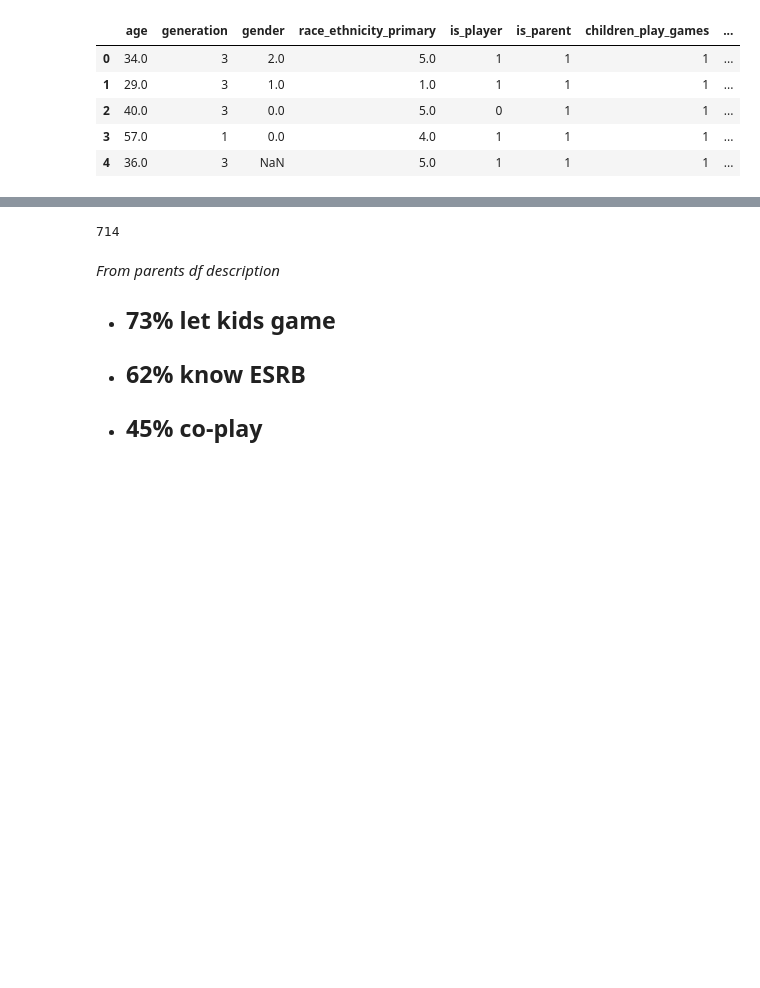
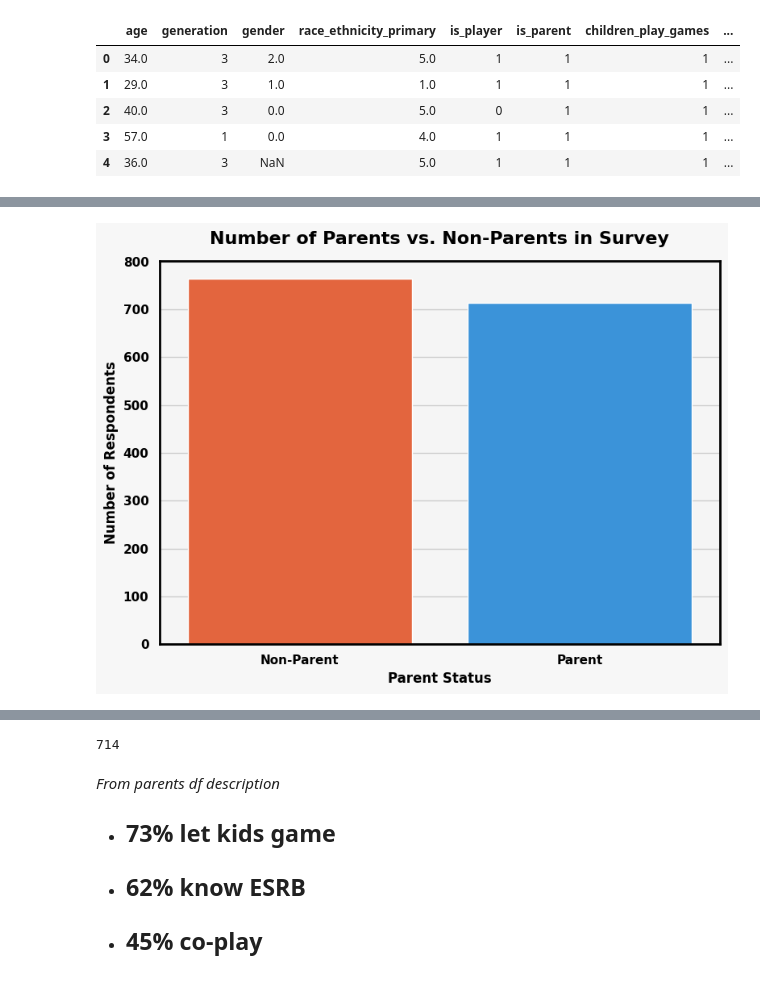
Before and after one commit to Noah-Gallego/Plot-A-Thon, a Jupyter notebook: Noah/gamer_study_eda.ipynb, the cells around one changed output, grey strips where cells are left out. Drawn from its saved outputs; the diff is of its cells as text; code cells hidden in the pictures; blank space fills up the shorter version.

```diff
--- a/Noah/gamer_study_eda.ipynb
+++ b/Noah/gamer_study_eda.ipynb
@@ -125,0 +138,50 @@ plt.show()
+# %%
+import matplotlib.pyplot as plt
+import seaborn as sns
+
+# Prepare data for the bar chart
+parent_labels = {True: 'Parent', False: 'Non-Parent'}
+df_raw_labeled = df_raw.copy()
+df_raw_labeled['parent_status'] = df_raw_labeled['is_parent'].map(parent_labels)
+
+# Create the bar chart
+fig, ax = plt.subplots(figsize=(8, 6))
+
+# Set translucent light gray background for the figure and axes
+fig.patch.set_facecolor('#F5F5F5') # WhiteSmoke - lighter gray
+fig.patch.set_alpha(0.8)
+ax.set_facecolor('#F5F5F5') # WhiteSmoke - lighter gray
+ax.patch.set_alpha(0.8)
+
+# Add a bold black border around the plot area
+for spine in ax.spines.values():
+    spine.set_edgecolor('black')
+    spine.set_linewidth(2)
+
+sns.countplot(
+    x='parent_status',
+    data=df_raw_labeled,
+    hue='parent_status', # Added hue
+    palette={'Parent': '#2196F3', 'Non-Parent': '#FF5722'}, # Blue for Parents, Orange for Non-Parents
+    legend=False, # Added legend=False as recommended by the warning
+    ax=ax
+)
+
+# Set title and labels to black and bold
+ax.set_title('Number of Parents vs. Non-Parents in Survey', fontsize=16, fontweight='bold', pad=15, color='black')
+ax.set_xlabel('Parent Status', fontsize=12, color='black', fontweight='bold')
+ax.set_ylabel('Number of Respondents', fontsize=12, color='black', fontweight='bold')
+
+# Set tick labels to black and bold
+ax.tick_params(axis='x', colors='black')
+for label in ax.get_xticklabels():
+    label.set_fontweight('bold')
+ax.tick_params(axis='y', colors='black')
+for label in ax.get_yticklabels():
+    label.set_fontweight('bold')
+
+plt.tight_layout()
+plt.savefig('parent_nonparent_bar_chart.png', dpi=150, bbox_inches='tight')
+plt.show()
+# %% [output]
+[figure, added]
```
Also changed, not shown: parts of 11 cells of this notebook.
